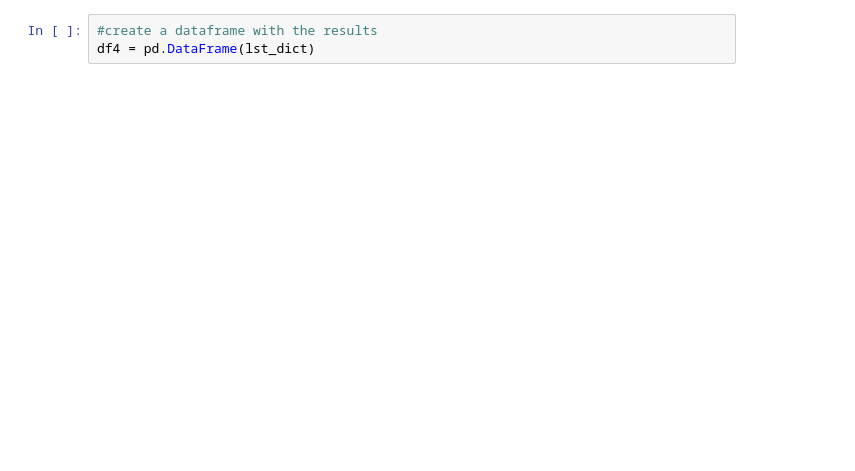
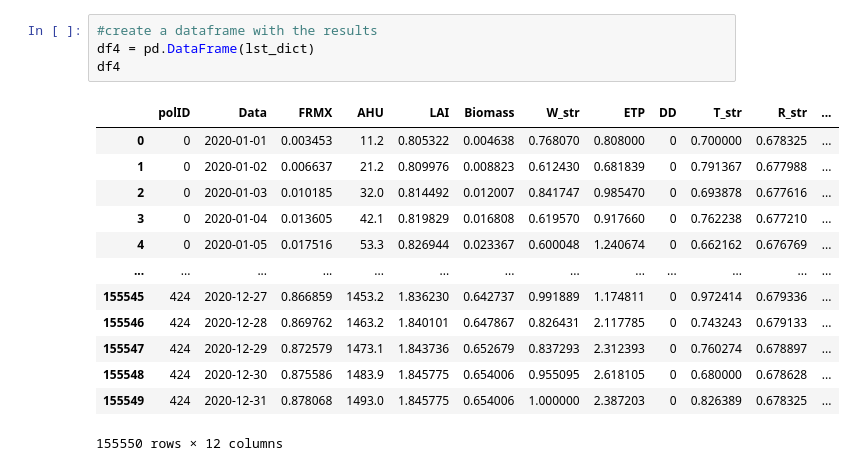
Before and after one commit to vandoirb/ggrowtools, a Jupyter notebook: examples/Run_model_multiareas.ipynb, the cells around one changed output. Drawn from its saved outputs; the diff is of its cells as text; blank space fills up the shorter version.

```diff
--- a/examples/Run_model_multiareas.ipynb
+++ b/examples/Run_model_multiareas.ipynb
@@ -76,5 +89,20 @@ for index, row in wdata.iterrows():
 # %%
 #create a dataframe with the results
 df4 = pd.DataFrame(lst_dict)
+df4
+# %% [output]
+|  | polID | Data | FRMX | AHU | LAI | Biomass | W_str | ETP | DD | T_str | R_str | ... |
+| 0 | 0 | 2020-01-01 | 0.003453 | 11.2 | 0.805322 | 0.004638 | 0.768070 | 0.808000 | 0 | 0.700000 | 0.678325 | ... |
+| 1 | 0 | 2020-01-02 | 0.006637 | 21.2 | 0.809976 | 0.008823 | 0.612430 | 0.681839 | 0 | 0.791367 | 0.677988 | ... |
+| 2 | 0 | 2020-01-03 | 0.010185 | 32.0 | 0.814492 | 0.012007 | 0.841747 | 0.985470 | 0 | 0.693878 | 0.677616 | ... |
+| 3 | 0 | 2020-01-04 | 0.013605 | 42.1 | 0.819829 | 0.016808 | 0.619570 | 0.917660 | 0 | 0.762238 | 0.677210 | ... |
+| 4 | 0 | 2020-01-05 | 0.017516 | 53.3 | 0.826944 | 0.023367 | 0.600048 | 1.240674 | 0 | 0.662162 | 0.676769 | ... |
+| ... | ... | ... | ... | ... | ... | ... | ... | ... | ... | ... | ... | ... |
+| 155545 | 424 | 2020-12-27 | 0.866859 | 1453.2 | 1.836230 | 0.642737 | 0.991889 | 1.174811 | 0 | 0.972414 | 0.679336 | ... |
+| 155546 | 424 | 2020-12-28 | 0.869762 | 1463.2 | 1.840101 | 0.647867 | 0.826431 | 2.117785 | 0 | 0.743243 | 0.679133 | ... |
+| 155547 | 424 | 2020-12-29 | 0.872579 | 1473.1 | 1.843736 | 0.652679 | 0.837293 | 2.312393 | 0 | 0.760274 | 0.678897 | ... |
+| 155548 | 424 | 2020-12-30 | 0.875586 | 1483.9 | 1.845775 | 0.654006 | 0.955095 | 2.618105 | 0 | 0.680000 | 0.678628 | ... |
+| 155549 | 424 | 2020-12-31 | 0.878068 | 1493.0 | 1.845775 | 0.654006 | 1.000000 | 2.387203 | 0 | 0.826389 | 0.678325 | ... |
+155550 rows × 12 columns
 # %%
 # Finally, we can plot the results to see if the model is working properly
```
Also changed, not shown: parts of 10 cells of this notebook, 1 other file.
